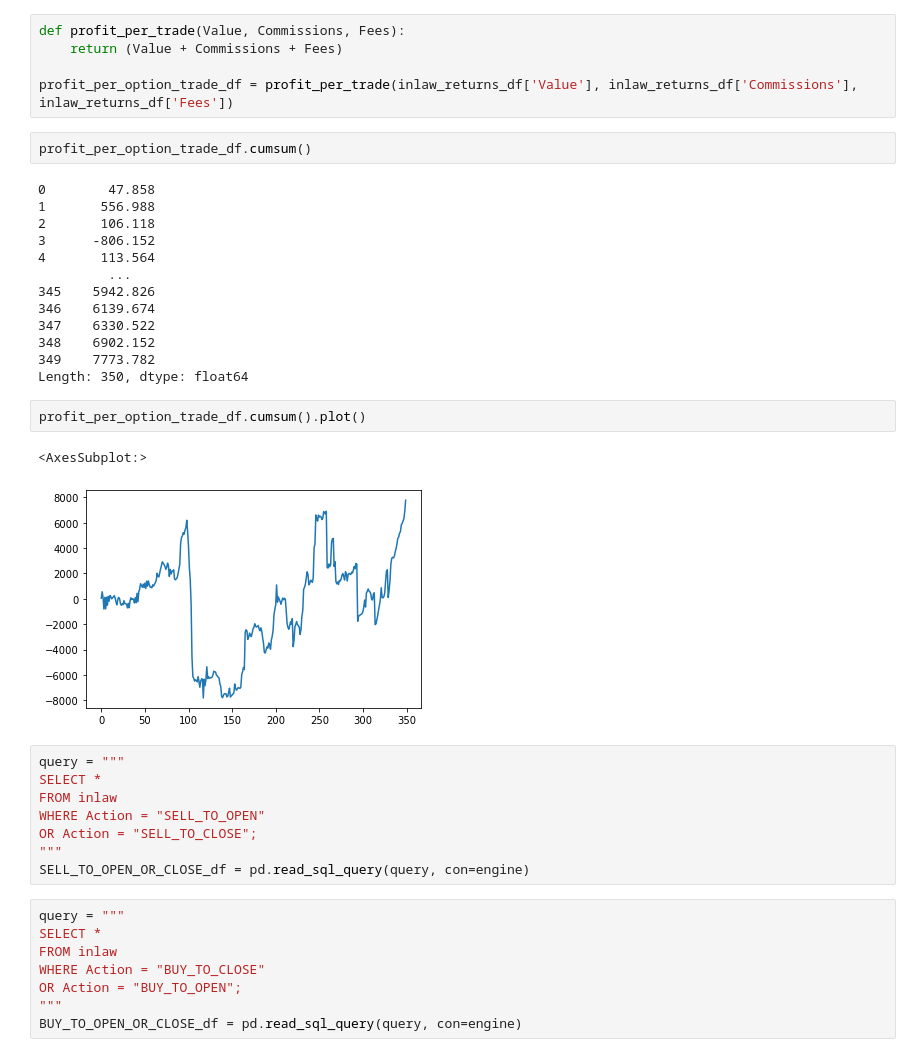
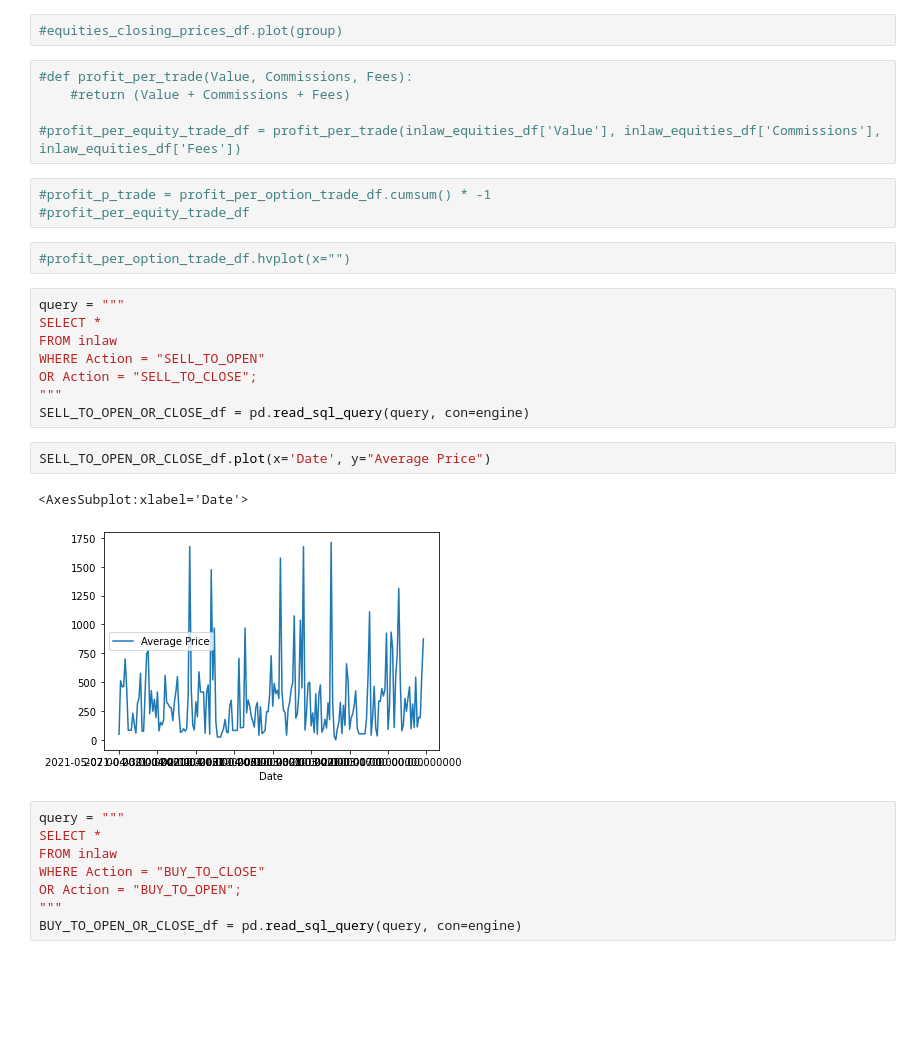
Before and after one commit to JonahLeggett/Derivatives_Portfolio_Analyzer, a Jupyter notebook: derivatives_portfolio_analysis.ipynb, the cells around one changed output. Drawn from its saved outputs; the diff is of its cells as text; blank space fills up the shorter version.

Commit message:
Analysis update with options strategy functions

```diff
--- a/derivatives_portfolio_analysis.ipynb
+++ b/derivatives_portfolio_analysis.ipynb
@@ -41,28 +297,15 @@ inlaw_returns_df = pd.read_sql_query(query, con=engine)
+# %%
+#equities_closing_prices_df.plot(group)
 # %%
-def profit_per_trade(Value, Commissions, Fees):
-    return (Value + Commissions + Fees)
+#def profit_per_trade(Value, Commissions, Fees):
+    #return (Value + Commissions + Fees)
 
-profit_per_option_trade_df = profit_per_trade(inlaw_returns_df['Value'], inlaw_returns_df['Commissions'], inlaw_returns_df['Fees'])
+#profit_per_equity_trade_df = profit_per_trade(inlaw_equities_df['Value'], inlaw_equities_df['Commissions'], inlaw_equities_df['Fees'])
 # %%
-profit_per_option_trade_df.cumsum()
+#profit_p_trade = profit_per_option_trade_df.cumsum() * -1
+#profit_per_equity_trade_df
-# %% [output]
-0        47.858
-1       556.988
-2       106.118
-3      -806.152
-4       113.564
-         ...
-345    5942.826
-346    6139.674
-347    6330.522
-348    6902.152
-349    7773.782
-Length: 350, dtype: float64
 # %%
-profit_per_option_trade_df.cumsum().plot()
+#profit_per_option_trade_df.hvplot(x="")
-# %% [output]
-<AxesSubplot:>
-[figure, removed]
 # %%
 query = """
 SELECT *
@@ -71,6 +314,11 @@ WHERE Action = "SELL_TO_OPEN"
 OR Action = "SELL_TO_CLOSE";
 """
 SELL_TO_OPEN_OR_CLOSE_df = pd.read_sql_query(query, con=engine)
+# %%
+SELL_TO_OPEN_OR_CLOSE_df.plot(x='Date', y="Average Price")
+# %% [output]
+<AxesSubplot:xlabel='Date'>
+[figure, added]
 # %%
 query = """
 SELECT *
```
Also changed, not shown: parts of 46 cells of this notebook, 1 other file.
